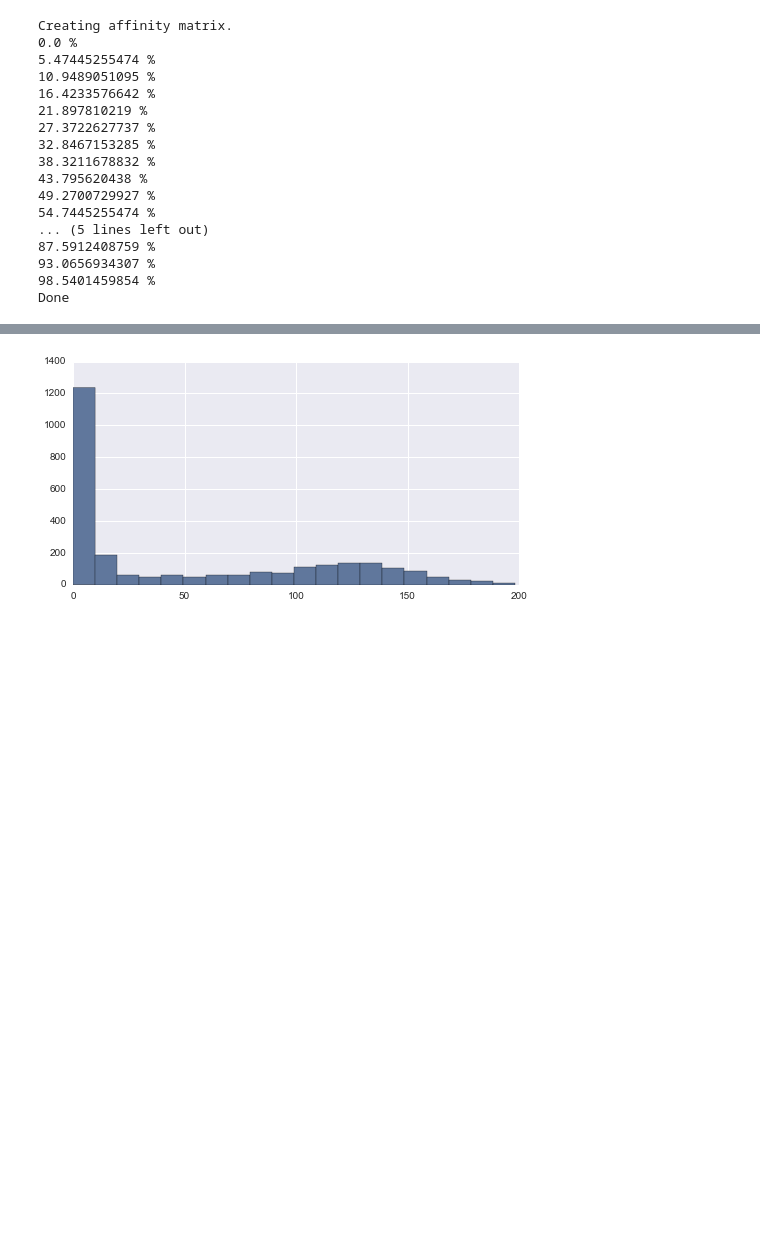
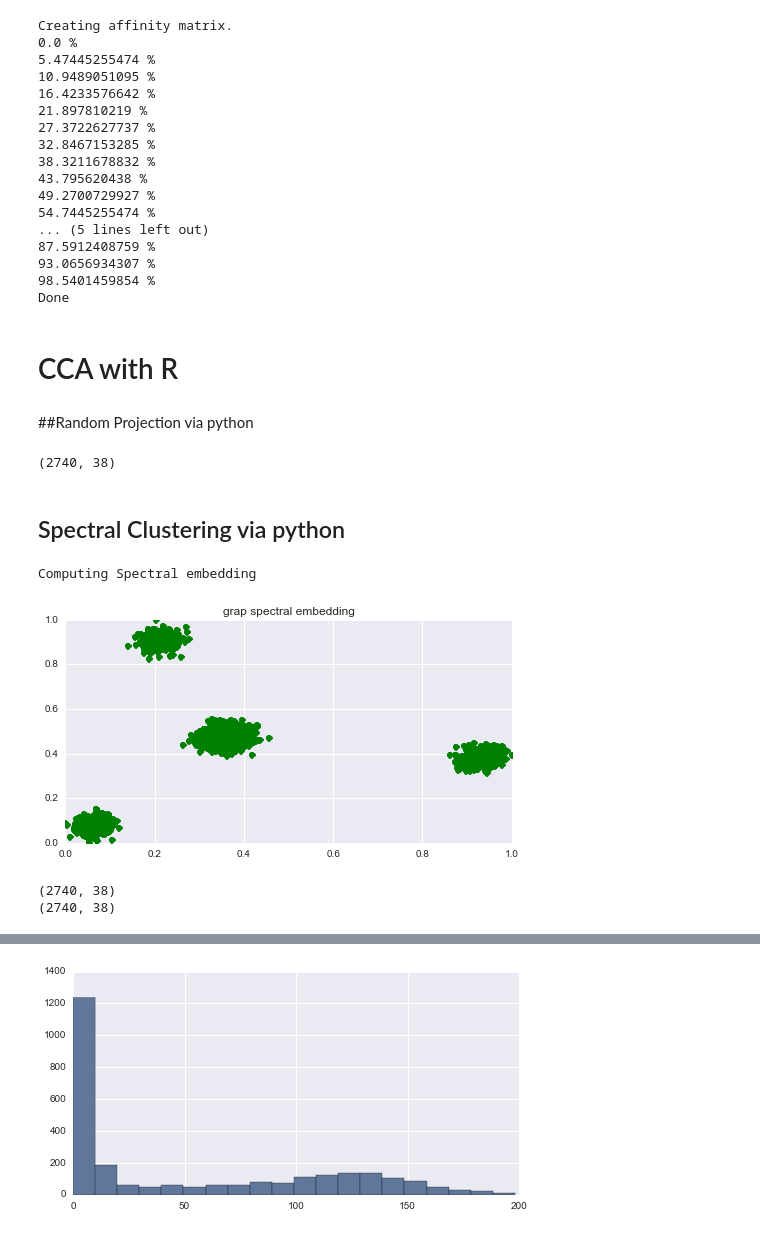
Before and after one commit to mzw4/jyupitertime, a Jupyter notebook: comp1/CS 5786 Comp 1 - NWP-.ipynb, the cells around one changed output, grey strips where cells are left out. Drawn from its saved outputs; the diff is of its cells as text; code cells hidden in the pictures; blank space fills up the shorter version.

```diff
--- a/comp1/CS 5786 Comp 1 - NWP-.ipynb
+++ b/comp1/CS 5786 Comp 1 - NWP-.ipynb
@@ -273,3 +393,14 @@ def plot_differences_overall(data, sym):
                 distances += 1
         sum_list.append(distances)
     plt.hist(sum_list,bins=20)
+# %% [markdown]
+# CCA with R
+# %% [markdown]
+##Random Projection via python
+# %%
+from sklearn.random_projection import SparseRandomProjection
+transformer     = SparseRandomProjection(n_components=38)
+vectors_reduced = transformer.fit_transform(sparse_data[:, :25000])
+print(vectors_reduced.shape)
+# %% [output]
+(2740, 38)
@@ -275,0 +410,28 @@ def plot_differences_overall(data, sym):
+# %% [markdown]
+## Spectral Clustering via python
+# %%
+# Scale and visualize the embedding vectors
+def plot_embedding(X, title=None):
+    x_min, x_max = np.min(X, 0), np.max(X, 0)
+    X = (X - x_min) / (x_max - x_min)
+
+    plt.figure()
+    ax = plt.subplot(111)
+    plt.plot(X[:,0], X[:,1], 'go')
+    if title is not None:
+        plt.title(title)
+# Spectral embedding of the digits dataset
+print("Computing Spectral embedding")
+embedder = manifold.SpectralEmbedding(n_components=38, random_state=0, affinity='precomputed', eigen_solver="arpack")
+graph_se = embedder.fit_transform(speech_graph)
+
+plot_embedding(graph_se, 'grap spectral embedding')
+# %% [output]
+Computing Spectral embedding
+[figure, added]
+# %%
+print(graph_se.shape)
+print(vectors_reduced_dense.shape)
+# %% [output]
+(2740, 38)
+(2740, 38)
```
Also changed, not shown: parts of 30 cells of this notebook.
